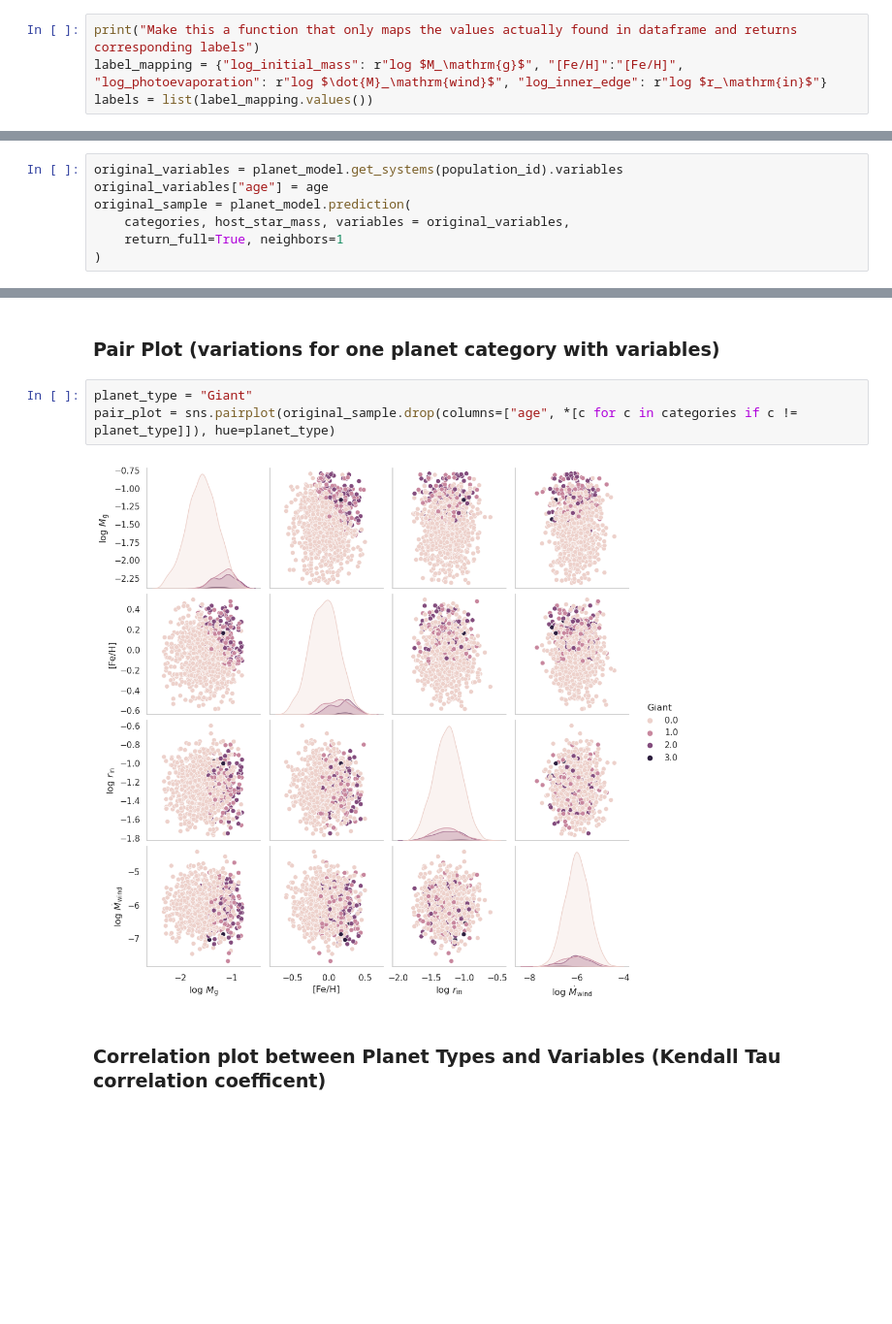
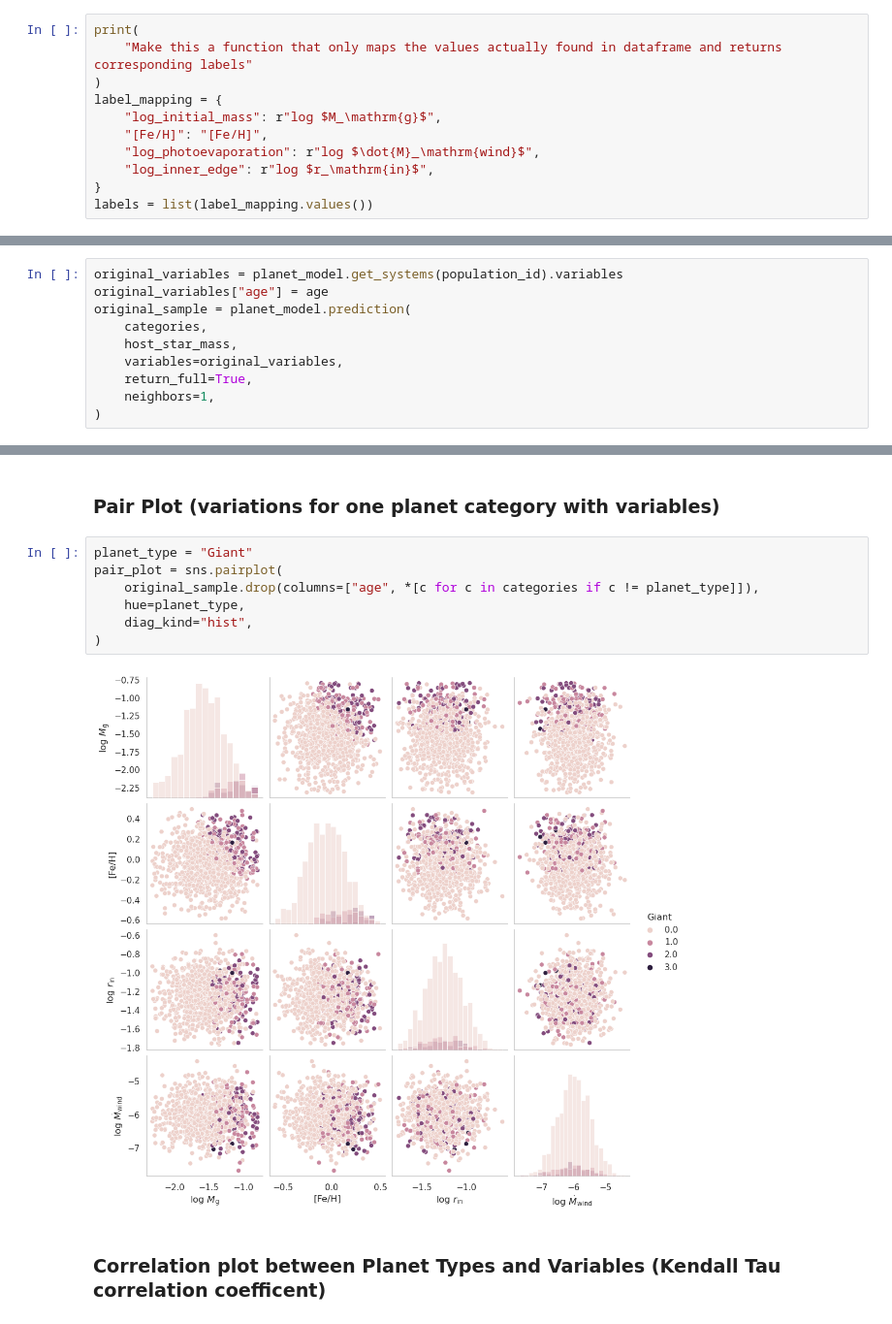
Before and after one commit to ChrisBoettner/skaro, a Jupyter notebook: notebooks/Original_NGPPS_sample.ipynb, the cells around one changed output, grey strips where cells are left out. Shown at 97% size. Saved outputs shown, nothing was run; the diff lists cells and outputs as text; blank space fills up the shorter version.

```diff
--- a/notebooks/Original_NGPPS_sample.ipynb
+++ b/notebooks/Original_NGPPS_sample.ipynb
@@ -32,7 +34,14 @@ sns.set_style("whitegrid", {'axes.grid' : False})
 sns.set_palette("pastel")
 # %%
-print("Make this a function that only maps the values actually found in dataframe and returns corresponding labels")
-label_mapping = {"log_initial_mass": r"log $M_\mathrm{g}$", "[Fe/H]":"[Fe/H]", "log_photoevaporation": r"log $\dot{M}_\mathrm{wind}$", "log_inner_edge": r"log $r_\mathrm{in}$"}
+print(
+    "Make this a function that only maps the values actually found in dataframe and returns corresponding labels"
+)
+label_mapping = {
+    "log_initial_mass": r"log $M_\mathrm{g}$",
+    "[Fe/H]": "[Fe/H]",
+    "log_photoevaporation": r"log $\dot{M}_\mathrm{wind}$",
+    "log_inner_edge": r"log $r_\mathrm{in}$",
+}
 labels = list(label_mapping.values())
 # %% [output]
 Make this a function that only maps the values actually found in dataframe and returns corresponding labels
@@ -60,7 +69,10 @@ categories = [
 original_variables = planet_model.get_systems(population_id).variables
 original_variables["age"] = age
 original_sample = planet_model.prediction(
-    categories, host_star_mass, variables = original_variables,
-    return_full=True, neighbors=1
+    categories,
+    host_star_mass,
+    variables=original_variables,
+    return_full=True,
+    neighbors=1,
 )
 # %%
@@ -84,9 +81,13 @@ Name: Earth, Length: 1000, dtype: float64
 ### Pair Plot (variations for one planet category with variables)
 # %%
 planet_type = "Giant"
-pair_plot = sns.pairplot(original_sample.drop(columns=["age", *[c for c in categories if c != planet_type]]), hue=planet_type)
+pair_plot = sns.pairplot(
+    original_sample.drop(columns=["age", *[c for c in categories if c != planet_type]]),
+    hue=planet_type,
+    diag_kind="hist",
+)
 # %% [output]
-[figure, old version]
+[figure, new version]
 # %% [markdown]
 ### Correlation plot between Planet Types and Variables (Kendall Tau correlation coefficent)
 # %%
```
Also changed, not shown: parts of 5 cells of this notebook, 8 other files.
